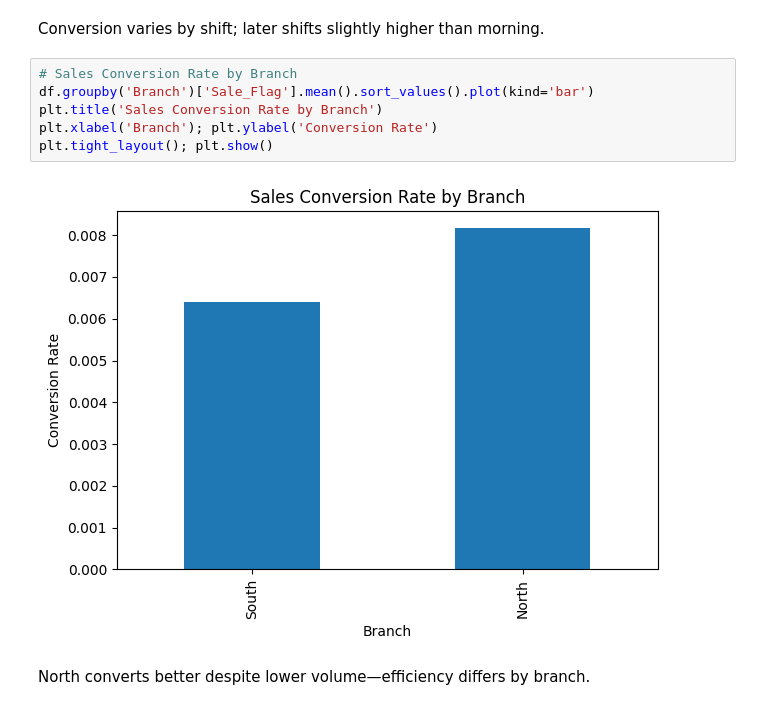
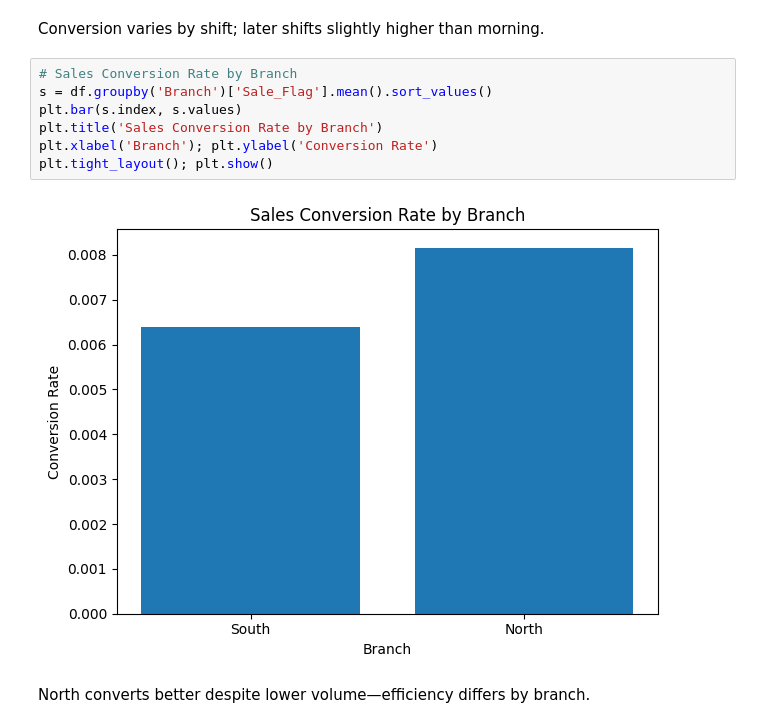
Before and after one commit to apurba007/MSDS670-Data-Visualization, a Jupyter notebook: week5.ipynb, the cells around one changed output. Saved outputs shown, nothing was run; the diff lists cells and outputs as text.

```diff
--- a/week5.ipynb
+++ b/week5.ipynb
@@ -68,12 +69,13 @@ plt.tight_layout(); plt.show()
 Conversion varies by shift; later shifts slightly higher than morning.
 # %%
 # Sales Conversion Rate by Branch
-df.groupby('Branch')['Sale_Flag'].mean().sort_values().plot(kind='bar')
+s = df.groupby('Branch')['Sale_Flag'].mean().sort_values()
+plt.bar(s.index, s.values)
 plt.title('Sales Conversion Rate by Branch')
 plt.xlabel('Branch'); plt.ylabel('Conversion Rate')
 plt.tight_layout(); plt.show()
 # %% [output]
-[figure, old version]
+[figure, new version]
 # %% [markdown]
 North converts better despite lower volume—efficiency differs by branch.
 # %%
```
Also changed, not shown: parts of 5 cells of this notebook.
